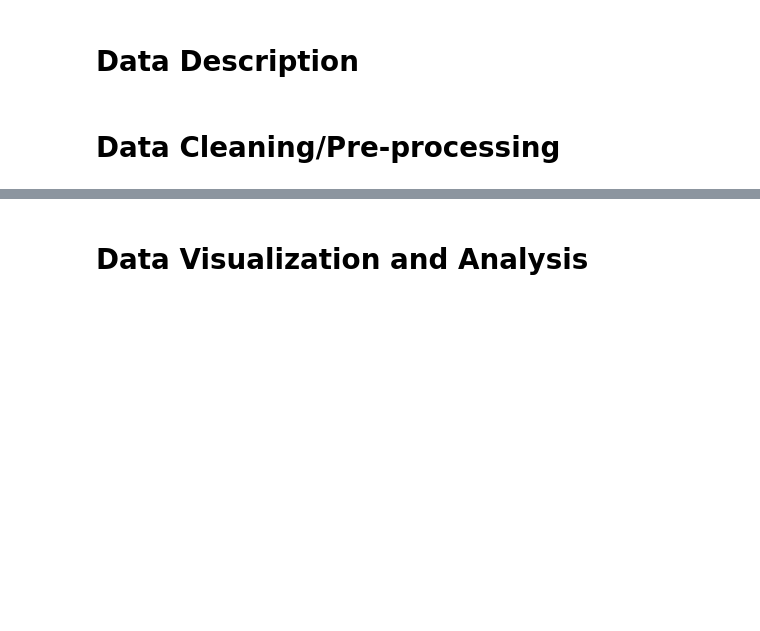
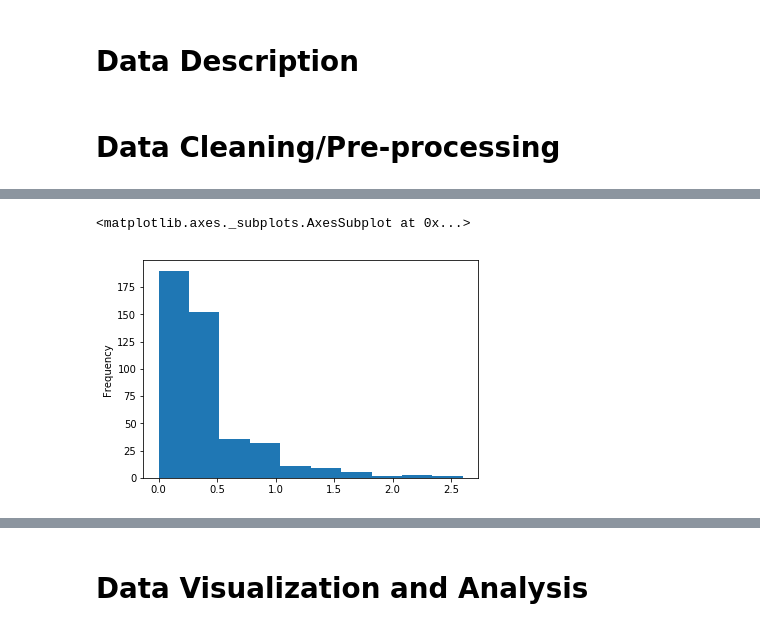
Before and after one commit to AaronWong14/Cogs108ProjectNBA, a Jupyter notebook: FinalProject.ipynb, the cells around one changed output, grey strips where cells are left out. Cells and saved outputs as stored; diff of their text form; code cells hidden in the pictures; blank space fills up the shorter version.

```diff
--- a/FinalProject.ipynb
+++ b/FinalProject.ipynb
@@ -1149,0 +1212,5 @@ for df in lst_ranked_seasons:
+# %%
+df_2016['BLK'].plot.hist(bins=10)
+# %% [output]
+<matplotlib.axes._subplots.AxesSubplot at 0x...>
+[figure, added]
```
Also changed, not shown: parts of 14 cells of this notebook.
